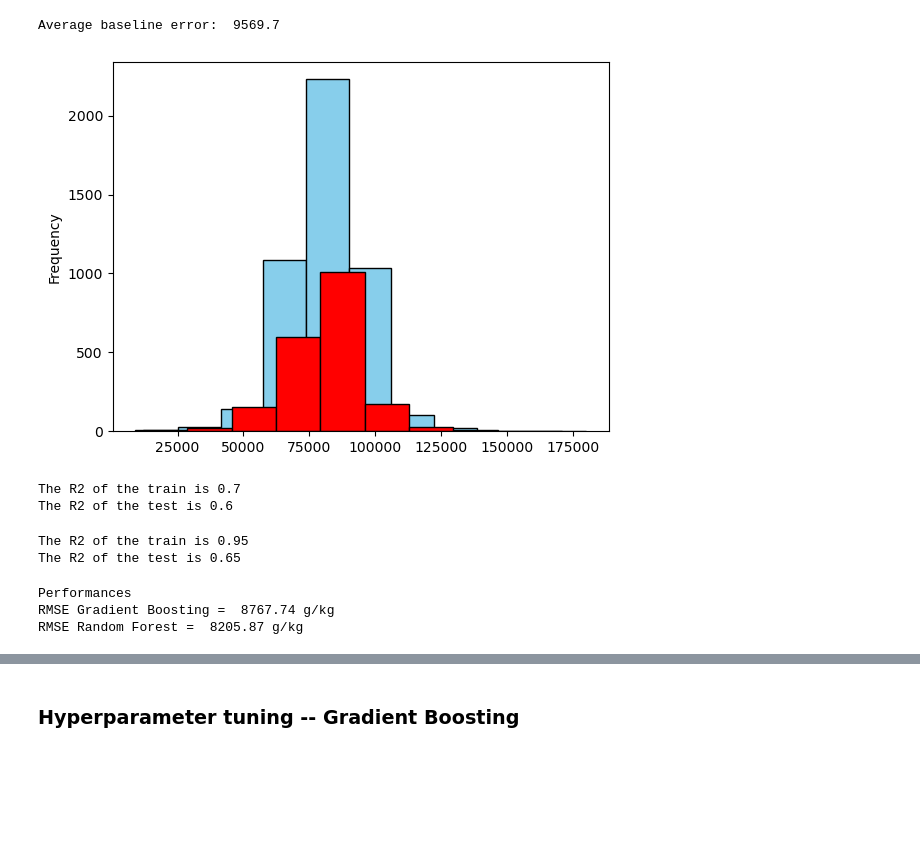
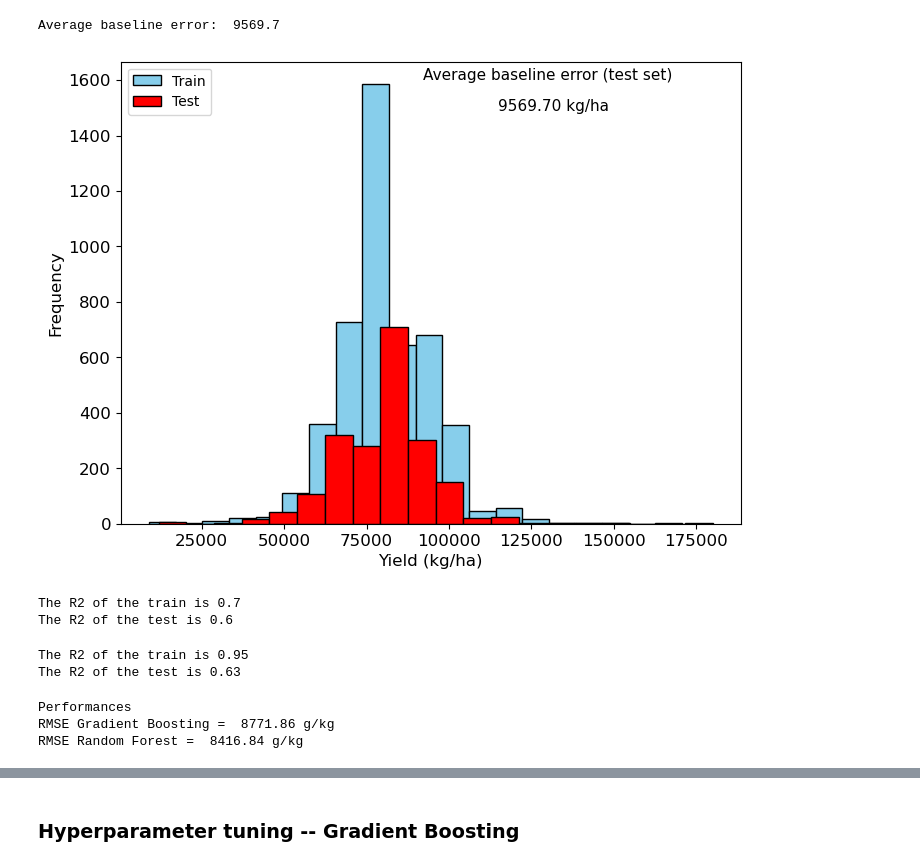
Before and after one commit to neli12/time-series-productivity-sp, a Jupyter notebook: Modelagem.ipynb, the cells around one changed output, grey strips where cells are left out. Drawn from its saved outputs; the diff is of its cells as text; code cells hidden in the pictures; blank space fills up the shorter version.

```diff
--- a/Modelagem.ipynb
+++ b/Modelagem.ipynb
@@ -32,7 +32,7 @@ import warnings
 warnings.filterwarnings('ignore')
 # %%
 # Carregar dataset dos anos 2000-2014
-data_sugarcane = pd.read_csv("new_data_all_2000-2014.csv", sep =  ';').drop(['AP'], axis = 1)
+data_sugarcane = pd.read_csv("tables/new_data_all_2000-2014.csv", sep =  ';').drop(['AP'], axis = 1)
 # %%
 # Visão dos dados
 data_sugarcane.head()
@@ -547,11 +578,19 @@ print('Average baseline error: ', round(np.mean(baseline_errors), 2))
 Average baseline error:  9569.7
 # %%
 # Plot train and test datasets
-y_train.plot(kind='hist', ec = 'black', color = 'skyblue')
-y_test.plot(kind='hist', ec = 'black', color ='red')
+plt.subplots(figsize=(8, 6))
+plt.hist(y_train, bins = 20, ec = 'black', color = 'skyblue', label = 'Train')
+plt.hist(y_test, bins = 20, ec = 'black', color ='red', label = 'Test')
+plt.legend(loc='upper left')
+plt.xlabel('Yield (kg/ha)', fontsize = 12)
+plt.tick_params(labelsize=12)
+plt.ylabel('Frequency', fontsize = 12)
+plt.text(92000, 1600, 'Average baseline error (test set)', fontsize = 11)
+plt.text(115000, 1490, '9569.70 kg/ha', fontsize = 11)
+plt.savefig("hist_train_test.jpeg", dpi = 300)
 plt.show()
 # %% [output]
-[figure, old version]
+[figure, new version]
 # %%
 # Gradient Boosting - Base model, no hyperparameter tuning
 base_gb = GradientBoostingRegressor().fit(x_train, y_train)
@@ -567,7 +606,7 @@ print('The R2 of the train is {}'.format(round(base_rf.score(x_train, y_train),
 print('The R2 of the test is {}'.format(round(base_rf.score(x_test, y_test), 2)))
 # %% [output]
 The R2 of the train is 0.95
-The R2 of the test is 0.65
+The R2 of the test is 0.63
 # %%
 # Predict using Gradient boosting and RF
 base_pred_gb = base_gb.predict(x_test)
@@ -587,8 +626,8 @@ def eval_model(model_gb, model_rf, features, target):
 eval_model(base_gb, base_rf, x_test, y_test)
 # %% [output]
 Performances
-RMSE Gradient Boosting =  8767.74 g/kg
-RMSE Random Forest =  8205.87 g/kg
+RMSE Gradient Boosting =  8771.86 g/kg
+RMSE Random Forest =  8416.84 g/kg
 # %%
 # Plot
 plt.figure(figsize=(15, 8))
```
Also changed, not shown: parts of 43 cells of this notebook.
